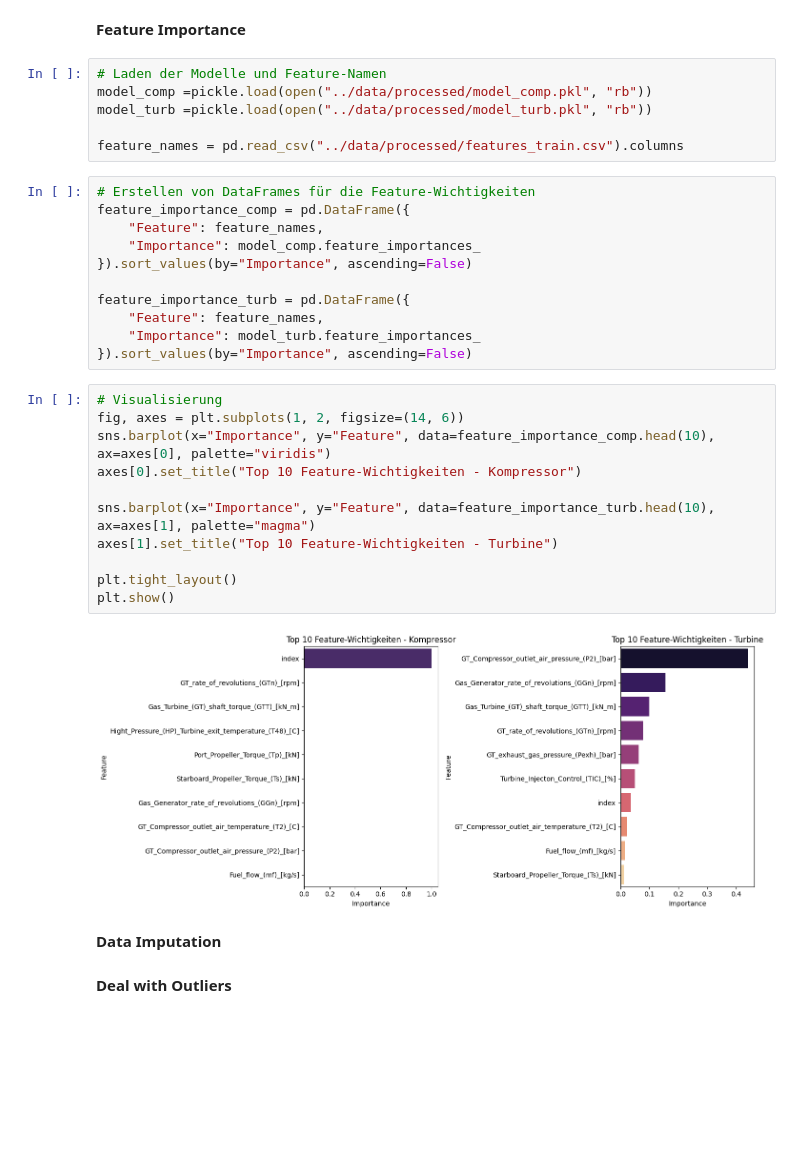
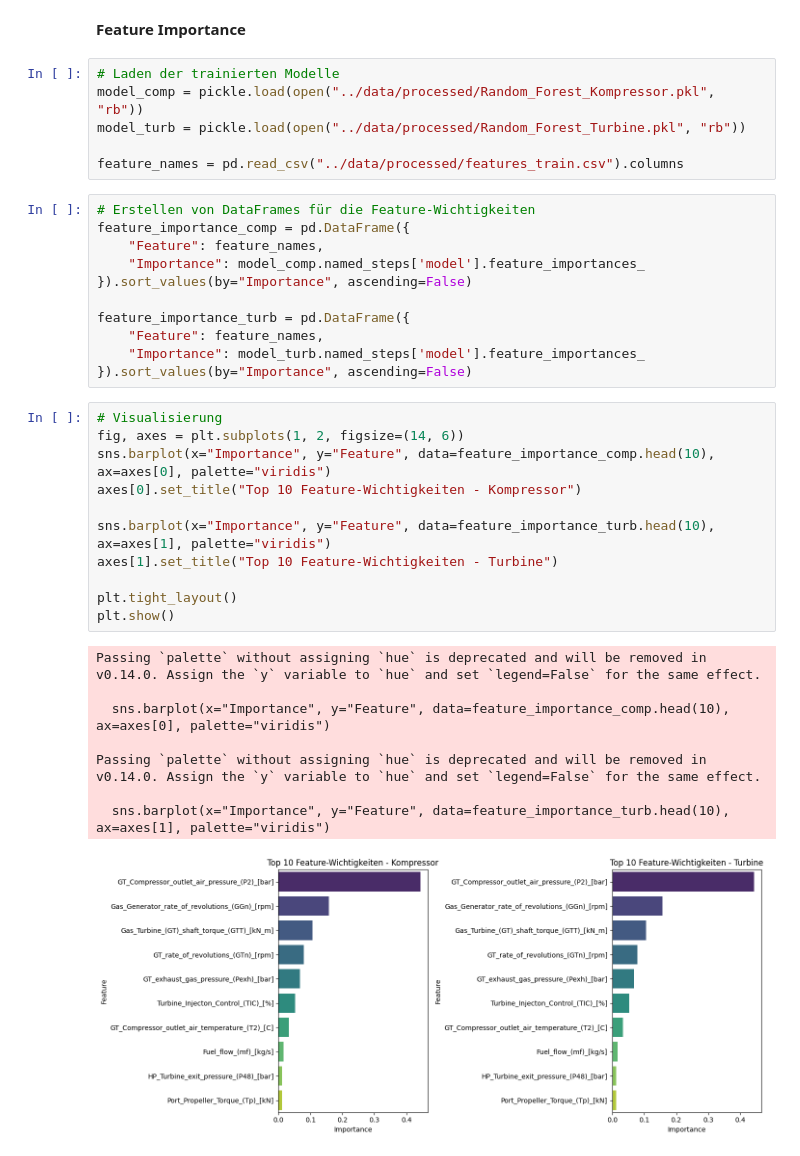
Before and after one commit to IAmBlindNotDeaf/Gas-Turbine-Degradation-Prediction, a Jupyter notebook: notebooks/04_results.ipynb, the cells around one changed output. Drawn from its saved outputs; the diff is of its cells as text; blank space fills up the shorter version.

Commit message:
adjusted to work for all models

```diff
--- a/notebooks/04_results.ipynb
+++ b/notebooks/04_results.ipynb
@@ -87,36 +88,39 @@ axes[1].grid(True)
 # %% [markdown]
 **Feature Importance**
 # %%
-# Laden der Modelle und Feature-Namen
-model_comp =pickle.load(open("../data/processed/model_comp.pkl", "rb"))
-model_turb =pickle.load(open("../data/processed/model_turb.pkl", "rb"))
+# Laden der trainierten Modelle
+model_comp = pickle.load(open("../data/processed/Random_Forest_Kompressor.pkl", "rb"))
+model_turb = pickle.load(open("../data/processed/Random_Forest_Turbine.pkl", "rb"))
 
 feature_names = pd.read_csv("../data/processed/features_train.csv").columns
 # %%
 # Erstellen von DataFrames für die Feature-Wichtigkeiten
 feature_importance_comp = pd.DataFrame({
     "Feature": feature_names,
-    "Importance": model_comp.feature_importances_
+    "Importance": model_comp.named_steps['model'].feature_importances_
 }).sort_values(by="Importance", ascending=False)
 
 feature_importance_turb = pd.DataFrame({
     "Feature": feature_names,
-    "Importance": model_turb.feature_importances_
+    "Importance": model_turb.named_steps['model'].feature_importances_
 }).sort_values(by="Importance", ascending=False)
 # %%
 # Visualisierung
 fig, axes = plt.subplots(1, 2, figsize=(14, 6))
 sns.barplot(x="Importance", y="Feature", data=feature_importance_comp.head(10), ax=axes[0], palette="viridis")
 axes[0].set_title("Top 10 Feature-Wichtigkeiten - Kompressor")
 
-sns.barplot(x="Importance", y="Feature", data=feature_importance_turb.head(10), ax=axes[1], palette="magma")
+sns.barplot(x="Importance", y="Feature", data=feature_importance_turb.head(10), ax=axes[1], palette="viridis")
 axes[1].set_title("Top 10 Feature-Wichtigkeiten - Turbine")
 
 plt.tight_layout()
 plt.show()
 # %% [output]
+Passing `palette` without assigning `hue` is deprecated and will be removed in v0.14.0. Assign the `y` variable to `hue` and set `legend=False` for the same effect.
+
+  sns.barplot(x="Importance", y="Feature", data=feature_importance_comp.head(10), ax=axes[0], palette="viridis")
+
+Passing `palette` without assigning `hue` is deprecated and will be removed in v0.14.0. Assign the `y` variable to `hue` and set `legend=False` for the same effect.
+
+  sns.barplot(x="Importance", y="Feature", data=feature_importance_turb.head(10), ax=axes[1], palette="viridis")
-[figure, old version]
+[figure, new version]
-# %% [markdown]
-**Data Imputation**
-# %% [markdown]
-**Deal with Outliers**
```
Also changed, not shown: parts of 6 cells of this notebook.
